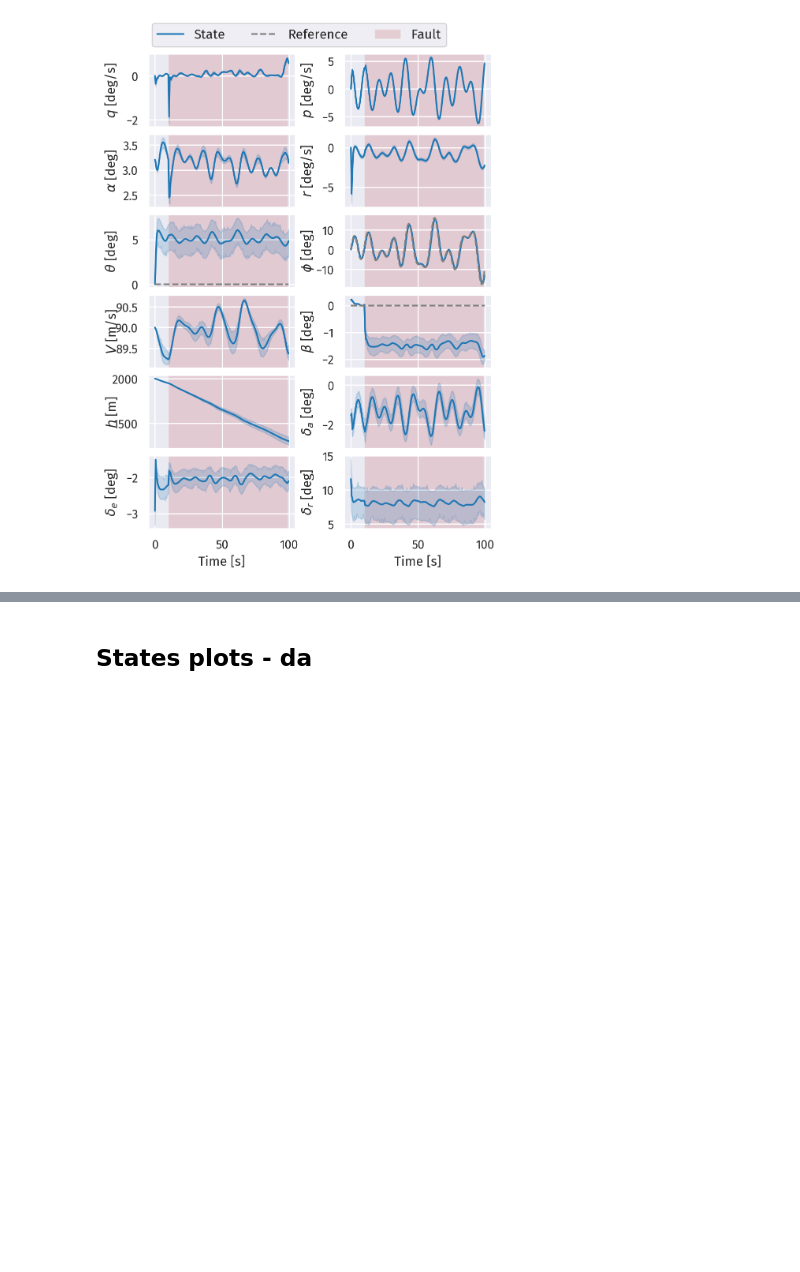
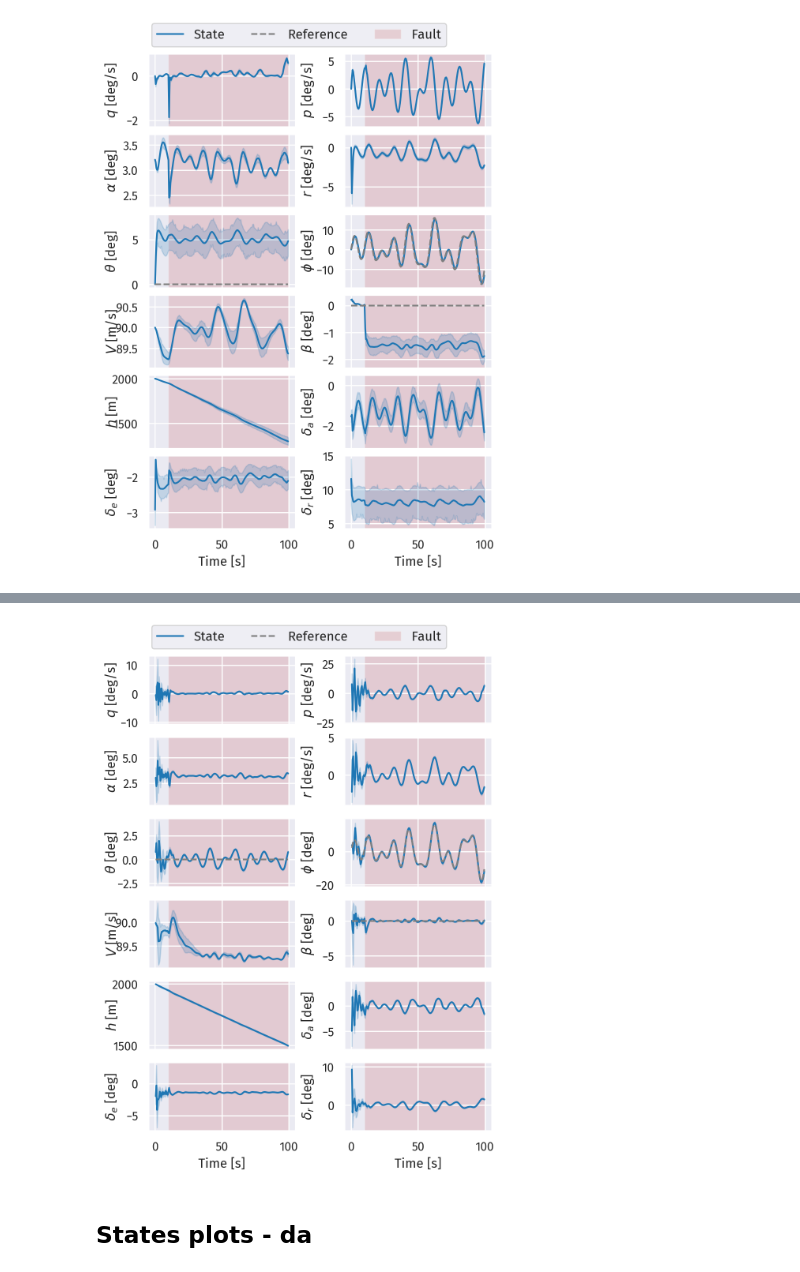
Before and after one commit to iamlucasvieira/HybridRL-FlightControl, a Jupyter notebook: src/results/notebooks/exp3_fault.ipynb, the cells around one changed output, grey strips where cells are left out. Cells and saved outputs as stored; diff of their text form; code cells hidden in the pictures; blank space fills up the shorter version.

```diff
--- a/src/results/notebooks/exp3_fault.ipynb
+++ b/src/results/notebooks/exp3_fault.ipynb
@@ -57,6 +57,7 @@ nmae_metrics(df_dsac_da_summary)
 df_sac_eval = wandb2df(pd.read_csv(Path().data / 'exp3_sac_eval_de.csv'), "eval/step")
 df_sac_eval_states = wandb2df(pd.read_csv(Path().data / 'exp3_sac_eval_states_de.csv'), "citation_states/step")
 df_sac_online = wandb2df(pd.read_csv(Path().data / 'exp3_sac_online_de.csv'), "online/step")
+df_sac_online.rename(columns={"action_da": "da", "action_dr": "dr", "action_de": "de"}, inplace=True)
 df_sac_online_states = wandb2df(pd.read_csv(Path().data / 'exp3_sac_online_states_de.csv'), "online_states/step")
 
 df_dsac_eval = wandb2df(pd.read_csv(Path().data / 'exp3_dsac_eval_de.csv'), "eval/step")
@@ -96,3 +106,12 @@ if False:
+# %%
+df_track, df_states = get_track_and_states_df(df_sac_de_summary, df_sac_online, df_sac_online_states)
+fig, ax = plot_states(df_track, df_states, with_legend=False)
+plot_fault_shadow(fig, ax)
+
+if False:
+    plt.savefig(Path().paper_figures / 'exp3_sac_hybrid_de.pdf', bbox_inches='tight')
+# %% [output]
+[figure, added]
 # %% [markdown]
 ## States plots - da
 # %%
```
Also changed, not shown: parts of 5 cells of this notebook, 2 other files.
